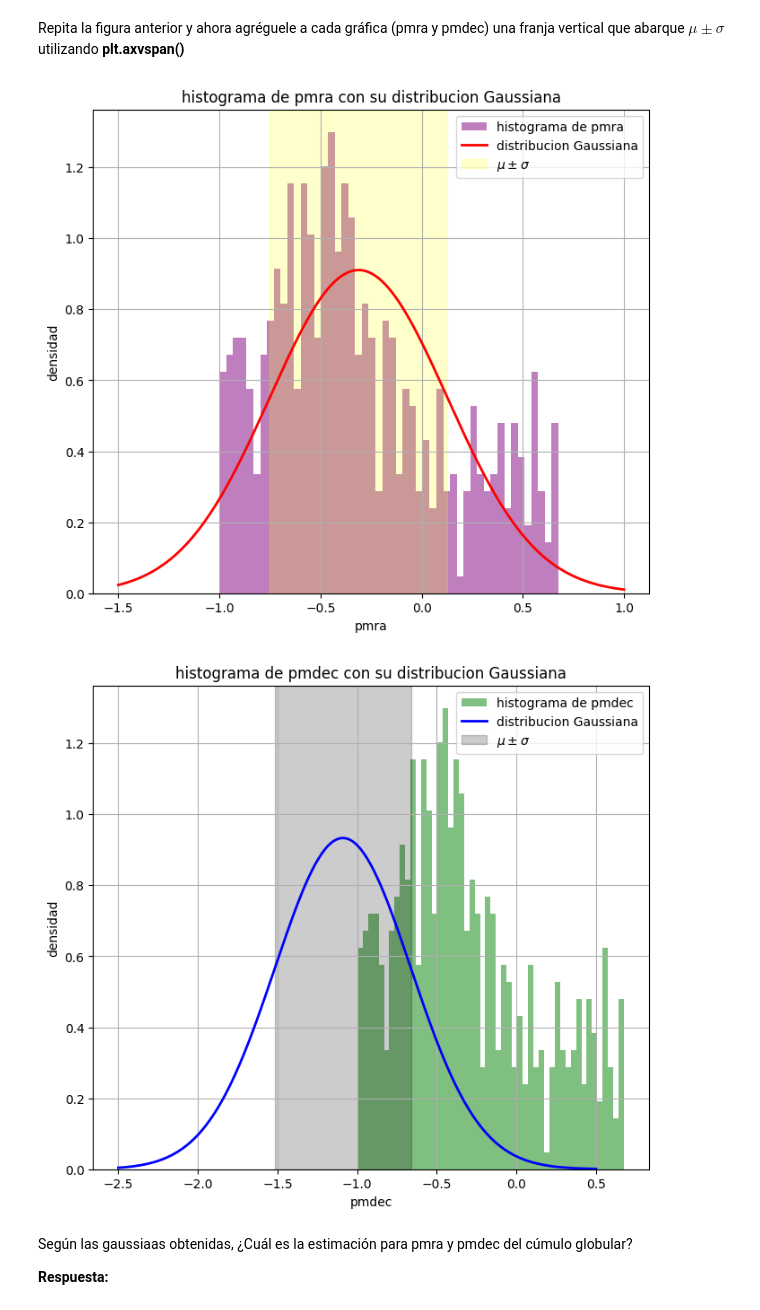
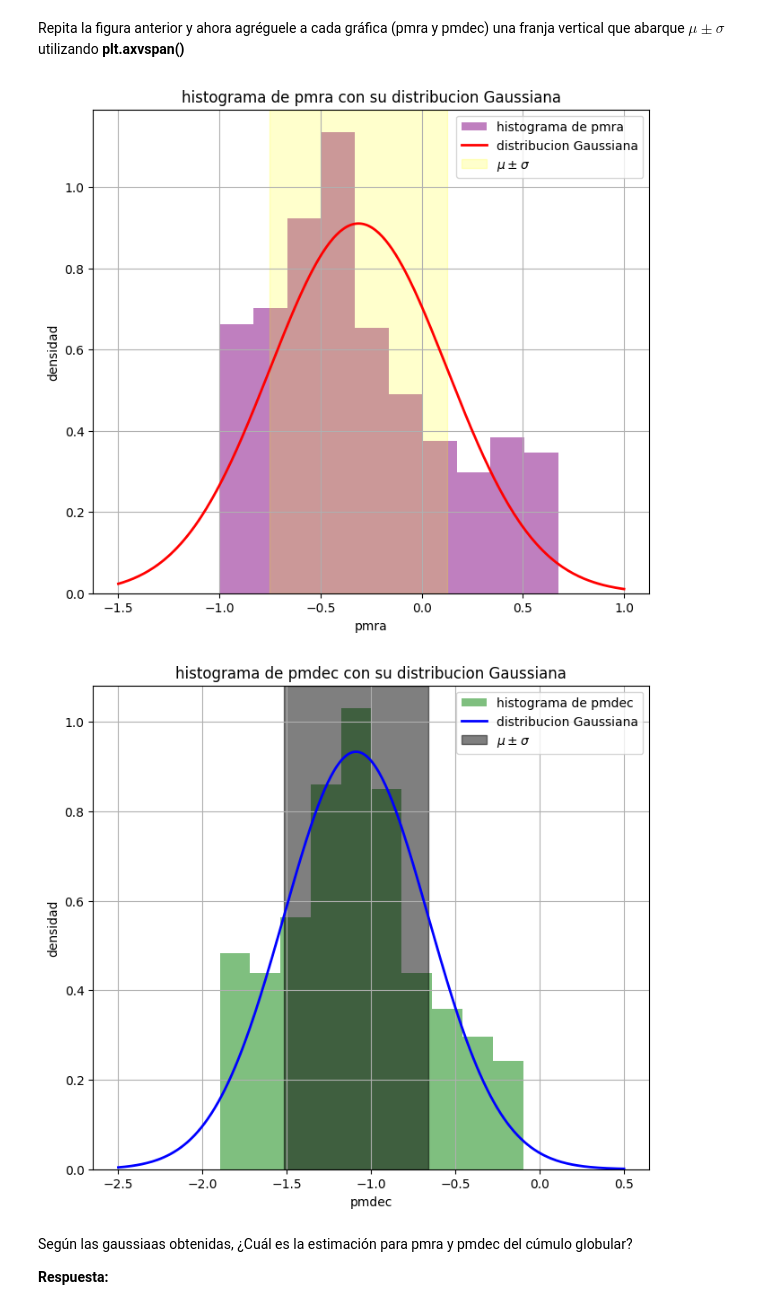
Before and after one commit to ASGN89/Tarea-2, a Jupyter notebook: Tarea2.ipynb, the cells around one changed output. Cells and saved outputs as stored; diff of their text form; code cells hidden in the pictures.

```diff
--- a/Tarea2.ipynb
+++ b/Tarea2.ipynb
@@ -166,27 +166,27 @@ plt.grid()
 Repita la figura anterior y ahora agréguele a cada gráfica (pmra y pmdec) una franja vertical que abarque $\mu \pm \sigma$ utilizando **plt.axvspan()**
 # %%
 plt.figure(figsize=(8,7))
-plt.hist(pmra,bins=50,density=True,alpha=0.5,color="purple",label="histograma de pmra")
+plt.hist(pmra,bins=10,density=True,alpha=0.5,color="purple",label="histograma de pmra")
 plt.plot(x_pmra,fx_pmra,"r-",linewidth=2,label="distribucion Gaussiana")
 plt.axvspan(mu_pmra - std_pmra, mu_pmra + std_pmra, color='yellow', alpha=0.2, label=r'$\mu \pm \sigma$')
 plt.xlabel("pmra")
 plt.ylabel("densidad")
 plt.title("histograma de pmra con su distribucion Gaussiana")
 plt.legend()
 plt.grid()
 
 plt.figure(figsize=(8,7))
-plt.hist(pmra,bins=50,density=True,alpha=0.5,color="g",label="histograma de pmdec")
+plt.hist(pmdec,bins=10,density=True,alpha=0.5,color="g",label="histograma de pmdec")
 plt.plot(x_pmdec,fx_pmdec,"b-",linewidth=2,label="distribucion Gaussiana")
-plt.axvspan(mu_pmdec - std_pmdec, mu_pmdec + std_pmdec, color='black', alpha=0.2, label=r'$\mu \pm \sigma$')
+plt.axvspan(mu_pmdec - std_pmdec, mu_pmdec + std_pmdec, color='black', alpha=0.5, label=r'$\mu \pm \sigma$')
 plt.xlabel("pmdec")
 plt.ylabel("densidad")
 plt.title("histograma de pmdec con su distribucion Gaussiana")
 plt.legend()
 plt.grid()
 # %% [output]
-[figure, old version]
+[figure, new version]
-[figure, old version]
+[figure, new version]
 # %% [markdown]
 Según las gaussiaas obtenidas, ¿Cuál es la estimación para pmra y pmdec del cúmulo globular?
 
```
Also changed, not shown: parts of 11 cells of this notebook.
